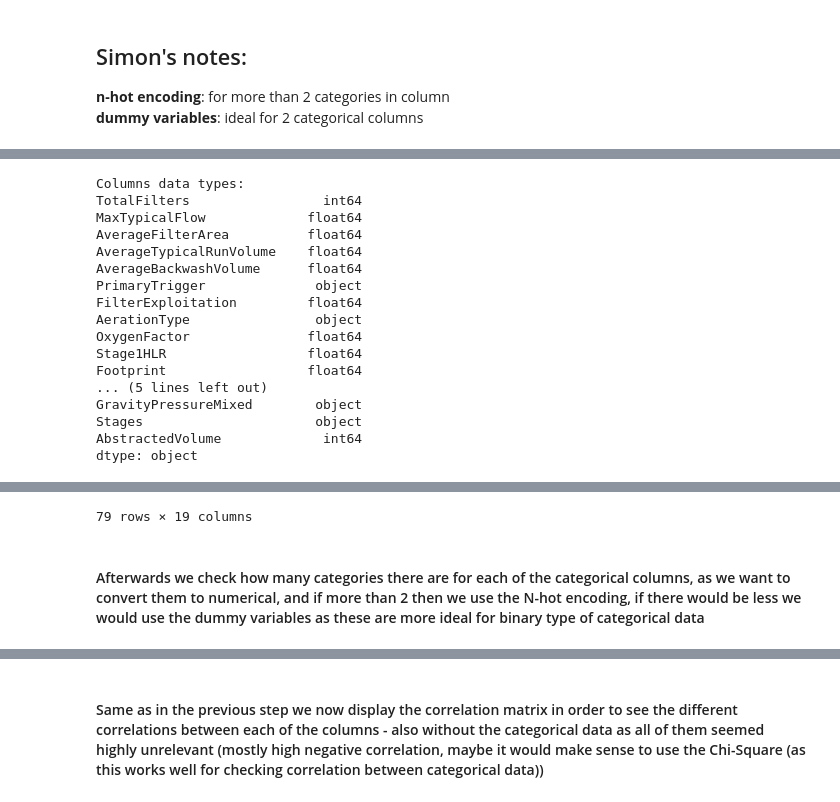
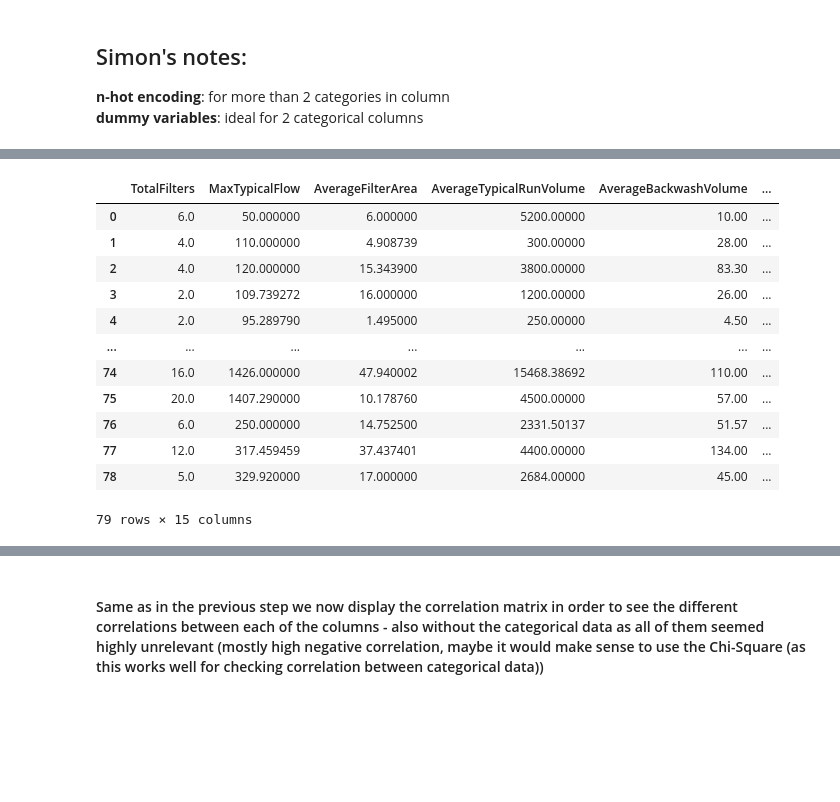
Before and after one commit to MAL-flowdemort/assignment_3, a Jupyter notebook: Preprocessing - Water treatment plants.ipynb, the cells around one changed output, grey strips where cells are left out. Cells and saved outputs as stored; diff of their text form; code cells hidden in the pictures; blank space fills up the shorter version.

```diff
--- a/Preprocessing - Water treatment plants.ipynb
+++ b/Preprocessing - Water treatment plants.ipynb
@@ -103,44 +289,54 @@ dtype: float64
 # %%
-#print the columns data types
-print(f"Columns data types: \n{relevantColumnsDf.dtypes}")
+# #print the columns data types
+# print(f"Columns data types: \n{relevantColumnsDf.dtypes}")
 
-#impute missing values of the columns, use fillna method if the data type is ibject, and use IterativeImputer if the data type is float64 or int64
+# #impute missing values of the columns, use fillna method if the data type is ibject, and use IterativeImputer if the data type is float64 or int64
 from sklearn.experimental import enable_iterative_imputer
 from sklearn.impute import IterativeImputer
 from sklearn.impute import SimpleImputer
 
-#split the dataset into two datasets, one with object data types and one with float64 and int64 data types
-objectDf = relevantColumnsDf.select_dtypes(include=['object'])
-floatDf = relevantColumnsDf.select_dtypes(include=['float64'])
-intDf = relevantColumnsDf.select_dtypes(include=['int64'])
+# #split the dataset into two datasets, one with object data types and one with float64 and int64 data types
+# objectDf = relevantColumnsDf.select_dtypes(include=['object'])
+# floatDf = relevantColumnsDf.select_dtypes(include=['float64'])
+# intDf = relevantColumnsDf.select_dtypes(include=['int64'])
 
-#impute missing values of the object data type columns
-imputer = SimpleImputer(strategy='most_frequent')
-objectDf = pd.DataFrame(imputer.fit_transform(objectDf), columns=objectDf.columns)
+# #impute missing values of the object data type columns
+# imputer = SimpleImputer(strategy='most_frequent')
+# objectDf = pd.DataFrame(imputer.fit_transform(objectDf), columns=objectDf.columns)
+
+# #impute missing values of the float64 and int64 data type columns
+# imputer = IterativeImputer(max_iter=10, random_state=0)
+# floatDf = pd.DataFrame(imputer.fit_transform(floatDf), columns=floatDf.columns)
+# intDf = pd.DataFrame(imputer.fit_transform(intDf), columns=intDf.columns)
+
+# #concatenate the datasets
+# # imputedDf = pd.concat([objectDf, floatDf, intDf], axis=1)
+# # display(imputedDf)
+
+# imputedDf = pd.concat([floatDf, intDf], axis=1)
+# display(imputedDf)
+
+#####################
+
+number_df = relevantColumnsDf.select_dtypes(include=['number'])
 
 #impute missing values of the float64 and int64 data type columns
 imputer = IterativeImputer(max_iter=10, random_state=0)
-floatDf = pd.DataFrame(imputer.fit_transform(floatDf), columns=floatDf.columns)
-intDf = pd.DataFrame(imputer.fit_transform(intDf), columns=intDf.columns)
+number_df = pd.DataFrame(imputer.fit_transform(number_df), columns=number_df.columns)
 
-#concatenate the datasets
-imputedDf = pd.concat([objectDf, floatDf, intDf], axis=1)
-display(imputedDf)
+
+display(number_df)
 # %% [output]
+|  | TotalFilters | MaxTypicalFlow | AverageFilterArea | AverageTypicalRunVolume | AverageBackwashVolume | ... |
+| 0 | 6.0 | 50.000000 | 6.000000 | 5200.00000 | 10.00 | ... |
+| 1 | 4.0 | 110.000000 | 4.908739 | 300.00000 | 28.00 | ... |
+| 2 | 4.0 | 120.000000 | 15.343900 | 3800.00000 | 83.30 | ... |
+| 3 | 2.0 | 109.739272 | 16.000000 | 1200.00000 | 26.00 | ... |
+| 4 | 2.0 | 95.289790 | 1.495000 | 250.00000 | 4.50 | ... |
+| ... | ... | ... | ... | ... | ... | ... |
+| 74 | 16.0 | 1426.000000 | 47.940002 | 15468.38692 | 110.00 | ... |
+| 75 | 20.0 | 1407.290000 | 10.178760 | 4500.00000 | 57.00 | ... |
+| 76 | 6.0 | 250.000000 | 14.752500 | 2331.50137 | 51.57 | ... |
+| 77 | 12.0 | 317.459459 | 37.437401 | 4400.00000 | 134.00 | ... |
+| 78 | 5.0 | 329.920000 | 17.000000 | 2684.00000 | 45.00 | ... |
-Columns data types:
-TotalFilters                 int64
-MaxTypicalFlow             float64
-AverageFilterArea          float64
-AverageTypicalRunVolume    float64
-AverageBackwashVolume      float64
-PrimaryTrigger              object
-FilterExploitation         float64
-AerationType                object
-OxygenFactor               float64
-Stage1HLR                  float64
-Footprint                  float64
-... (5 lines left out)
-GravityPressureMixed        object
-Stages                      object
-AbstractedVolume             int64
-dtype: object
+79 rows × 15 columns
@@ -159,3 +342,0 @@ dtype: object
-79 rows × 19 columns
-# %% [markdown]
-<h4>Afterwards we check how many categories there are for each of the categorical columns, as we want to convert them to numerical, and if more than 2 then we use the N-hot encoding, if there would be less we would use the dummy variables as these are more ideal for binary type of categorical data</h4>
```
Also changed, not shown: parts of 19 cells of this notebook.
